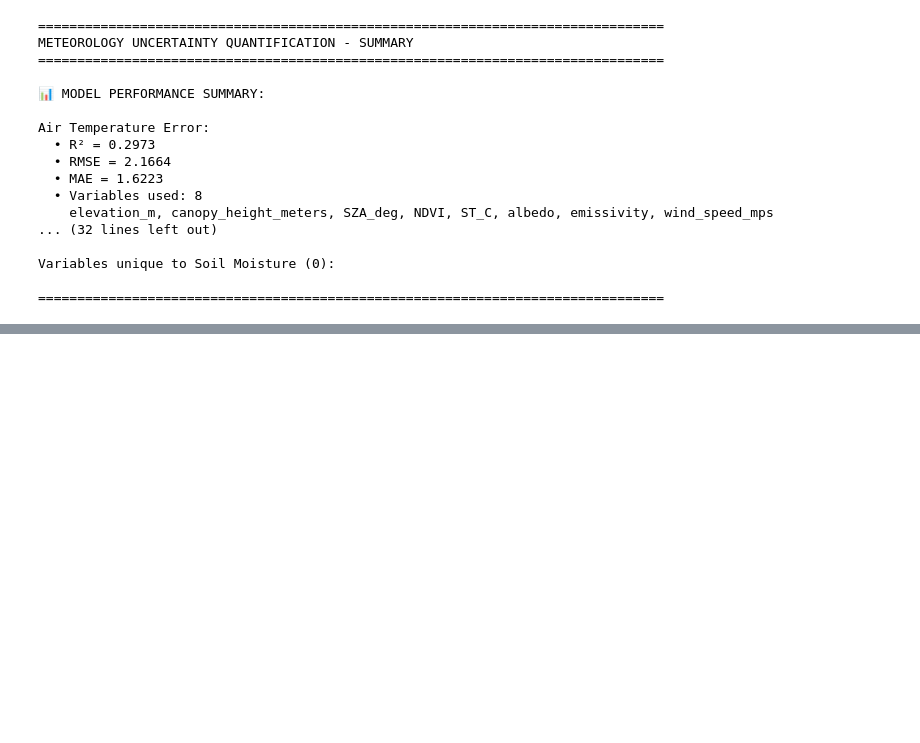
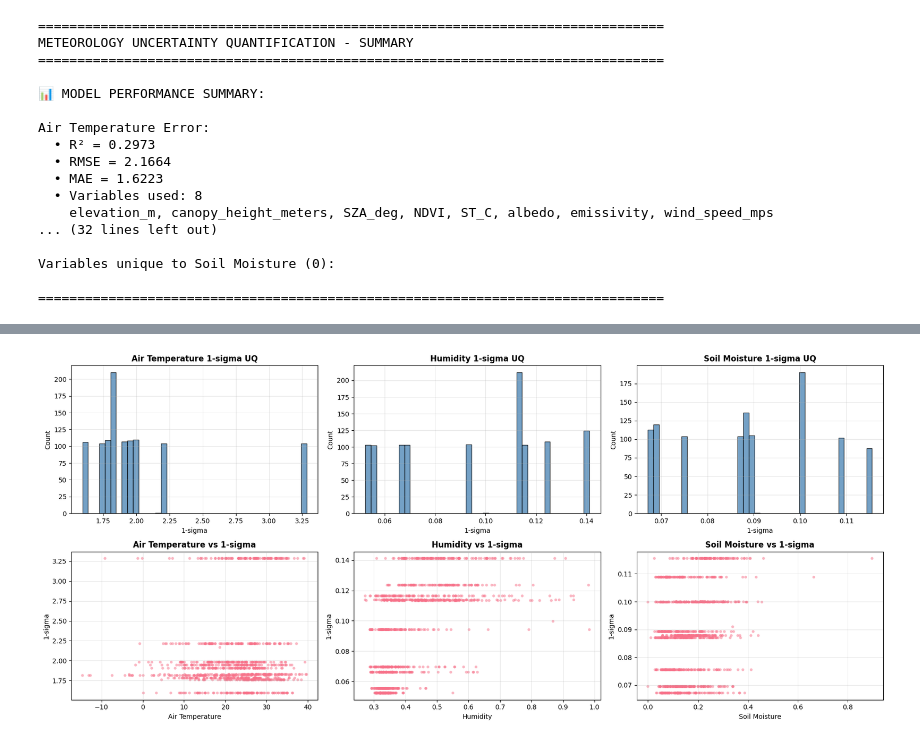
Before and after one commit to gregory-halverson-jpl/JET3, a Jupyter notebook: notebooks/Meteorology UQ.ipynb, the cells around one changed output, grey strips where cells are left out. Saved outputs shown, nothing was run; the diff lists cells and outputs as text; code cells hidden in the pictures; blank space fills up the shorter version.

```diff
--- a/notebooks/Meteorology UQ.ipynb
+++ b/notebooks/Meteorology UQ.ipynb
@@ -924,0 +1092,35 @@ Variables unique to Soil Moisture (0):
+# %%
+# Visualize variables and their 1-sigma UQ
+plot_specs = [
+    ("Ta_C", "Ta_C_error_sigma_empirical", "Air Temperature"),
+    ("RH", "RH_error_sigma_empirical", "Humidity"),
+    ("SM", "SM_error_sigma_empirical", "Soil Moisture"),
+]
+
+fig, axes = plt.subplots(2, 3, figsize=(18, 8))
+
+for col_idx, (var_col, uq_col, label) in enumerate(plot_specs):
+    # Align variable and UQ values on the same index
+    aligned = pd.concat([df[var_col], uq_layers[uq_col]], axis=1, join="inner").dropna()
+    aligned.columns = ["value", "uq"]
+
+    # Top row: 1-sigma distribution
+    ax_hist = axes[0, col_idx]
+    ax_hist.hist(aligned["uq"], bins=40, color="steelblue", alpha=0.75, edgecolor="black")
+    ax_hist.set_title(f"{label} 1-sigma UQ", fontsize=12, fontweight="bold")
+    ax_hist.set_xlabel("1-sigma")
+    ax_hist.set_ylabel("Count")
+    ax_hist.grid(True, alpha=0.3)
+
+    # Bottom row: variable vs 1-sigma
+    ax_scatter = axes[1, col_idx]
+    ax_scatter.scatter(aligned["value"], aligned["uq"], s=18, alpha=0.5, edgecolors="none")
+    ax_scatter.set_title(f"{label} vs 1-sigma", fontsize=12, fontweight="bold")
+    ax_scatter.set_xlabel(label)
+    ax_scatter.set_ylabel("1-sigma")
+    ax_scatter.grid(True, alpha=0.3)
+
+plt.tight_layout()
+plt.show()
+# %% [output]
+[figure, added]
```
Also changed, not shown: parts of 4 cells of this notebook.
